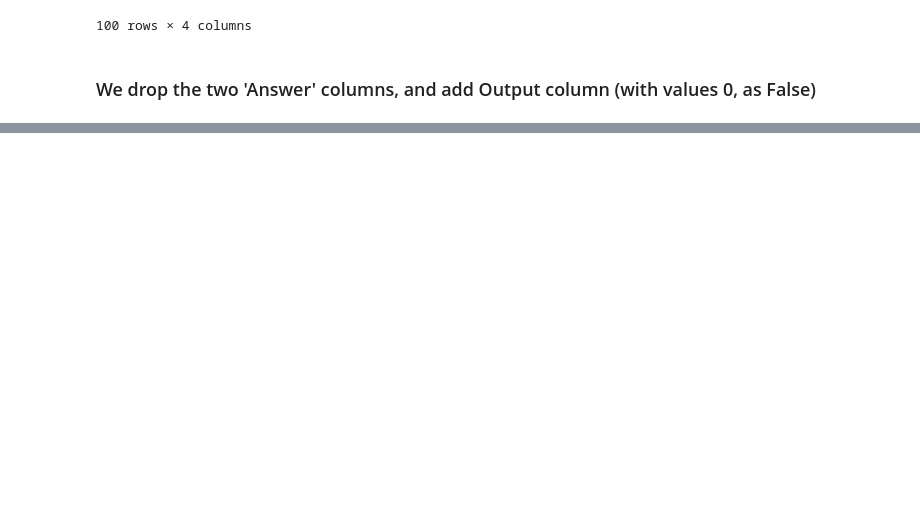
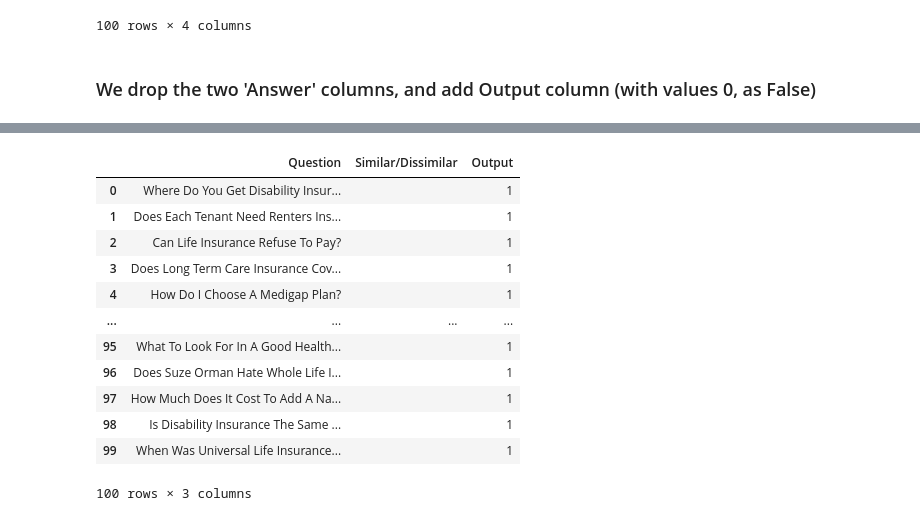
Before and after one commit to mihailosu/pmf-ir-qa-system, a Jupyter notebook: nlp_service/questions_training_set.ipynb, the cells around one changed output, grey strips where cells are left out. Saved outputs shown, nothing was run; the diff lists cells and outputs as text; code cells hidden in the pictures; blank space fills up the shorter version.

```diff
--- a/nlp_service/questions_training_set.ipynb
+++ b/nlp_service/questions_training_set.ipynb
@@ -291,0 +296,22 @@ combined_sample.to_csv('combined_sample.csv', index=False)
+# %%
+similar_entries = combined_sample.copy()
+# %%
+similar_entries['Similar/Dissimilar'] = ''
+# %%
+similar_entries['Output'] = 1
+# %%
+similar_entries
+# %% [output]
+|  | Question | Similar/Dissimilar | Output |
+| 0 | Where Do You Get Disability Insur... |  | 1 |
+| 1 | Does Each Tenant Need Renters Ins... |  | 1 |
+| 2 | Can Life Insurance Refuse To Pay? |  | 1 |
+| 3 | Does Long Term Care Insurance Cov... |  | 1 |
+| 4 | How Do I Choose A Medigap Plan? |  | 1 |
+| ... | ... | ... | ... |
+| 95 | What To Look For In A Good Health... |  | 1 |
+| 96 | Does Suze Orman Hate Whole Life I... |  | 1 |
+| 97 | How Much Does It Cost To Add A Na... |  | 1 |
+| 98 | Is Disability Insurance The Same ... |  | 1 |
+| 99 | When Was Universal Life Insurance... |  | 1 |
+100 rows × 3 columns
```
Also changed, not shown: parts of 9 cells of this notebook, 1 other file.
